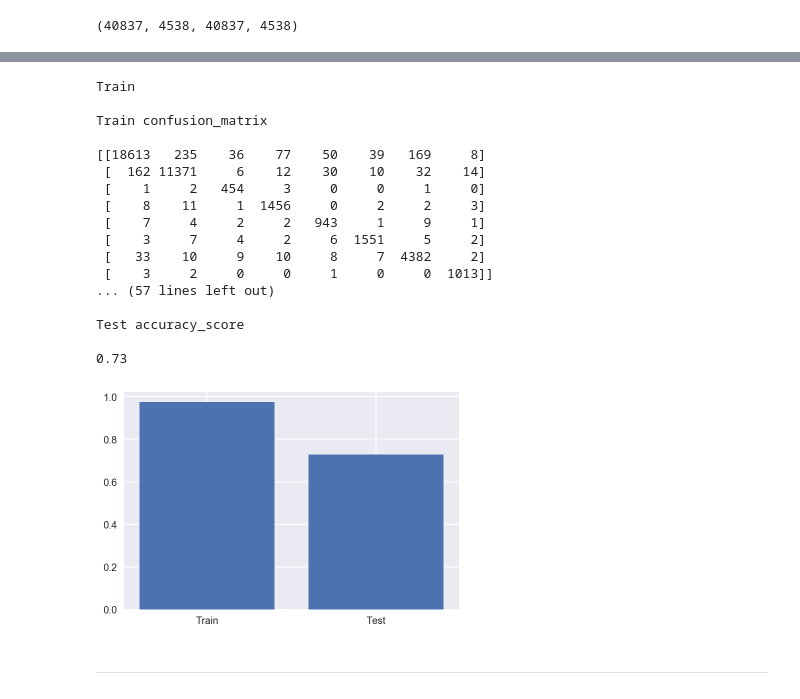
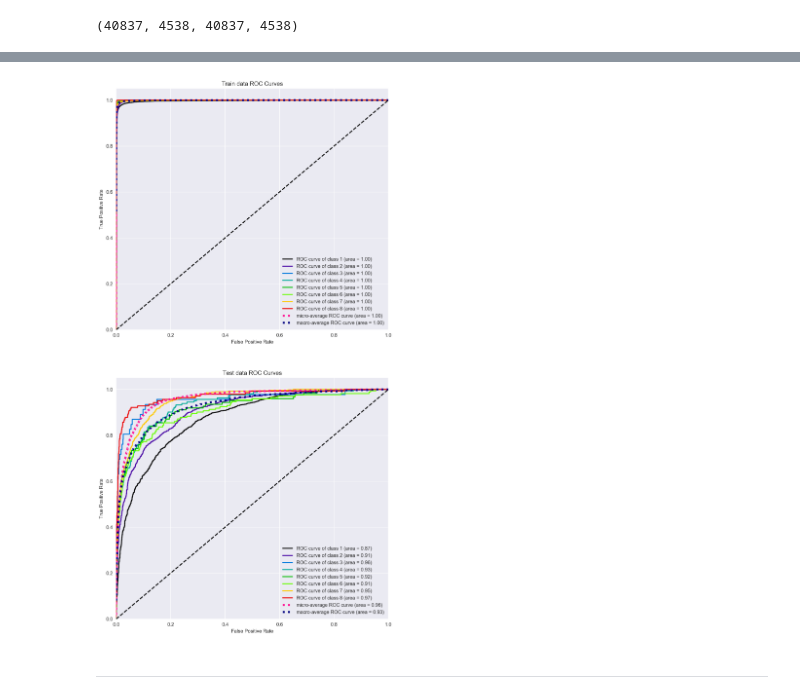
Before and after one commit to UPRMG/Project, a Jupyter notebook: Project/5. News/news_data_analysis.ipynb, the cells around one changed output, grey strips where cells are left out. Drawn from its saved outputs; the diff is of its cells as text; code cells hidden in the pictures.

```diff
--- a/Project/5. News/news_data_analysis.ipynb
+++ b/Project/5. News/news_data_analysis.ipynb
@@ -298,24 +347,20 @@ def news_con():
-# %%
-news_con()
-# %% [output]
-Train
-
-Train confusion_matrix
-
-[[18613   235    36    77    50    39   169     8]
- [  162 11371     6    12    30    10    32    14]
- [    1     2   454     3     0     0     1     0]
- [    8    11     1  1456     0     2     2     3]
- [    7     4     2     2   943     1     9     1]
- [    3     7     4     2     6  1551     5     2]
- [   33    10     9    10     8     7  4382     2]
- [    3     2     0     0     1     0     0  1013]]
-... (57 lines left out)
-
-Test accuracy_score
-
-0.73
-[figure, removed]
+# %%
+import scikitplot as skplt
+
+fig = plt.figure(figsize=(10, 20))
+ax1 = fig.add_subplot(2, 1, 1)
+ax2 = fig.add_subplot(2, 1, 2)
+
+y_probas = model_F.predict_proba(X_train_F)
+y_probas_T = model_F.predict_proba(X_test_F)
+
+skplt.metrics.plot_roc_curve(y_train_F, y_probas, ax=ax1, title='Train data ROC Curves')
+
+skplt.metrics.plot_roc_curve(y_test_F, y_probas_T, ax=ax2, title='Test data ROC Curves')
+
+plt.show()
+# %% [output]
+[figure, added]
 # %% [markdown]
 ---
 # %% [markdown]
```
Also changed, not shown: parts of 13 cells of this notebook, 7 other files.
